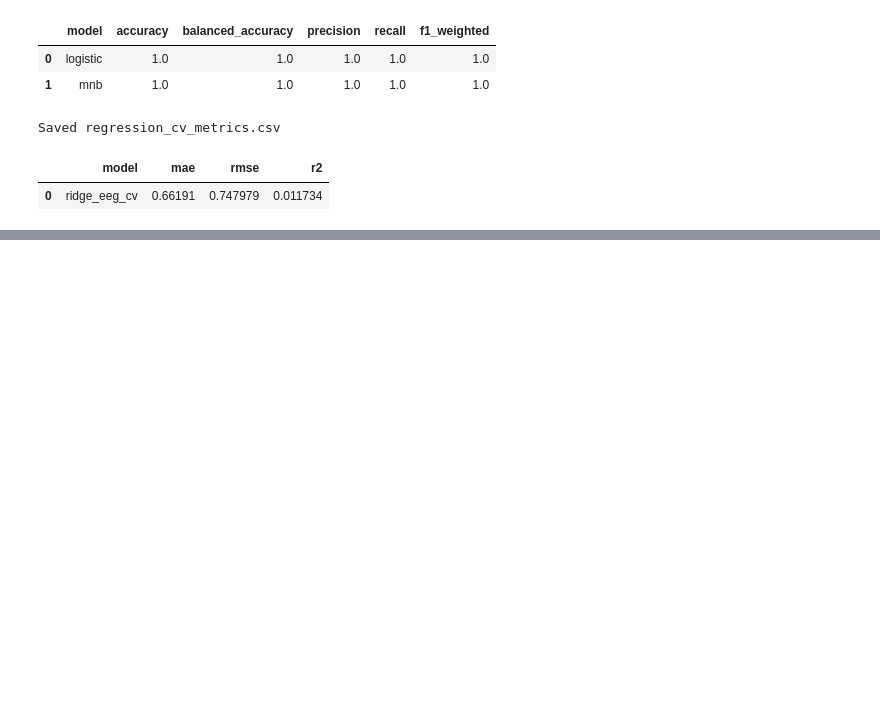
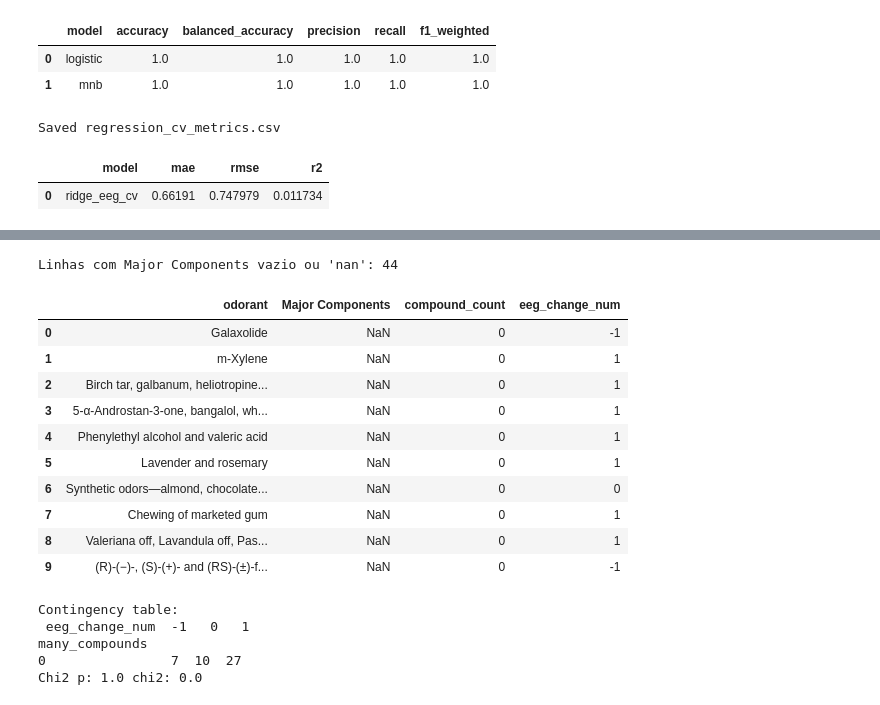
Before and after one commit to anaalusouto/PerfumesePsicofisiologia, a Jupyter notebook: perfum.ipynb, the cells around one changed output, grey strips where cells are left out. Cells and saved outputs as stored; diff of their text form; code cells hidden in the pictures; blank space fills up the shorter version.

```diff
--- a/perfum.ipynb
+++ b/perfum.ipynb
@@ -655,0 +1170,47 @@ Saved regression_cv_metrics.csv
+# %%
+# Célula C — checar linhas com Major Components vazias ou padrão estranho
+empty_mc = df[df['Major Components'].astype(str).str.strip().isin(['', 'nan', 'None'])]
+print("Linhas com Major Components vazio ou 'nan':", len(empty_mc))
+display(empty_mc[['odorant','Major Components','compound_count','eeg_change_num']].head(10))
+# %% [output]
+Linhas com Major Components vazio ou 'nan': 44
+|  | odorant | Major Components | compound_count | eeg_change_num |
+| 0 | Galaxolide | NaN | 0 | -1 |
+| 1 | m-Xylene | NaN | 0 | 1 |
+| 2 | Birch tar, galbanum, heliotropine... | NaN | 0 | 1 |
+| 3 | 5-α-Androstan-3-one, bangalol, wh... | NaN | 0 | 1 |
+| 4 | Phenylethyl alcohol and valeric acid | NaN | 0 | 1 |
+| 5 | Lavender and rosemary | NaN | 0 | 1 |
+| 6 | Synthetic odors—almond, chocolate... | NaN | 0 | 0 |
+| 7 | Chewing of marketed gum | NaN | 0 | 1 |
+| 8 | Valeriana off, Lavandula off, Pas... | NaN | 0 | 1 |
+| 9 | (R)-(−)-, (S)-(+)- and (RS)-(±)-f... | NaN | 0 | -1 |
+# %%
+# Transformar em binário e testar associação via chi2 / fisher
+import numpy as np
+from scipy.stats import chi2_contingency, fisher_exact
+
+df = pd.read_csv(ART/'df_features.csv')
+# usa a coluna recalculada se existir
+col = 'compound_count_recalc' if 'compound_count_recalc' in df.columns else 'compound_count'
+
+# escolha de threshold
+k = 2
+df['many_compounds'] = (df[col] >= k).astype(int)
+
+ct = pd.crosstab(df['many_compounds'], df['eeg_change_num'])
+print("Contingency table:\n", ct)
+
+# se uma célula <5, usa fisher (apenas para 2x2)
+if ct.shape == (2,2):
+    oddsratio, p = fisher_exact(ct.values)
+    print("Fisher exact p:", p)
+else:
+    chi2, p, dof, ex = chi2_contingency(ct)
+    print("Chi2 p:", p, "chi2:", chi2)
+# %% [output]
+Contingency table:
+ eeg_change_num  -1   0   1
+many_compounds
+0                7  10  27
+Chi2 p: 1.0 chi2: 0.0
```
Also changed, not shown: parts of 26 cells of this notebook, 15 other files.
